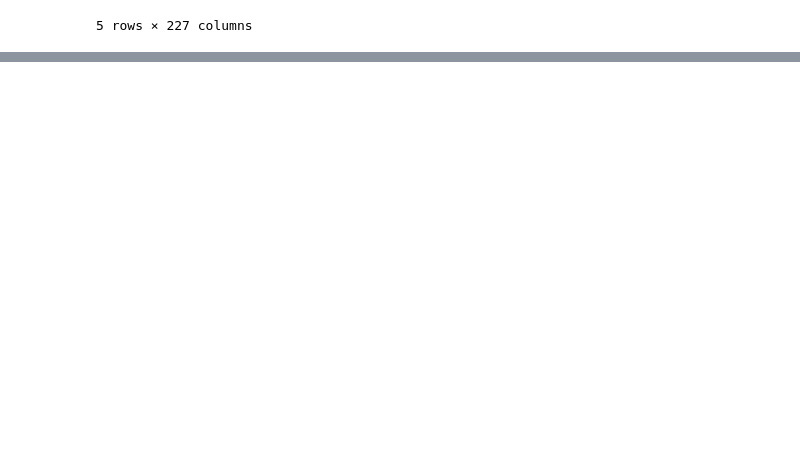
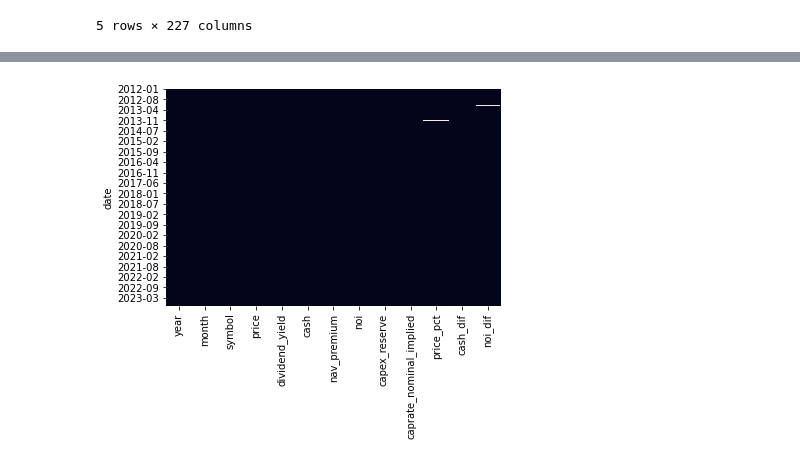
Before and after one commit to ckeith26/REIT_Analysis, a Jupyter notebook: time_series_analysis/REITs Price Prediction.ipynb, the cells around one changed output, grey strips where cells are left out. Saved outputs shown, nothing was run; the diff lists cells and outputs as text; code cells hidden in the pictures; blank space fills up the shorter version.

```diff
--- a/time_series_analysis/REITs Price Prediction.ipynb
+++ b/time_series_analysis/REITs Price Prediction.ipynb
@@ -73,0 +73,12 @@ plt.show()
+# %%
+# Edits to dataframe for our analysis
+df_office = df_testing.copy()
+df_office = df_office.set_index('date')
+
+# Transformations
+df_office['price_pct'] = df_office.price.groupby(df_office['symbol']).pct_change()
+df_office['cash_dif'] = df_office.cash.groupby(df_office['symbol']).diff()
+df_office['noi_dif'] = df_office.noi.groupby(df_office['symbol']).diff()
+
+df_office = df_office.loc[df_office['year'] >= 2012] #filter past 2012, to match sentiment data
+df_office.head()
@@ -73,0 +93,6 @@ plt.show()
+# %%
+# View nulls
+sns.heatmap(df_office.isnull(), cbar=False)
+plt.show()
+# %% [output]
+[figure, added]
```
Also changed, not shown: parts of 14 cells of this notebook.
